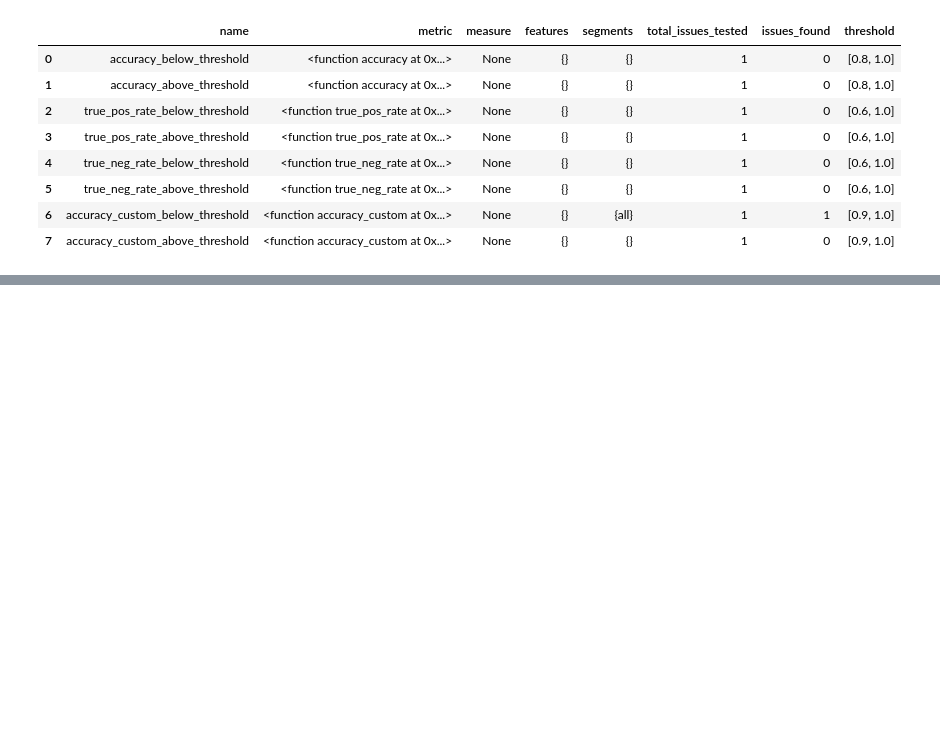
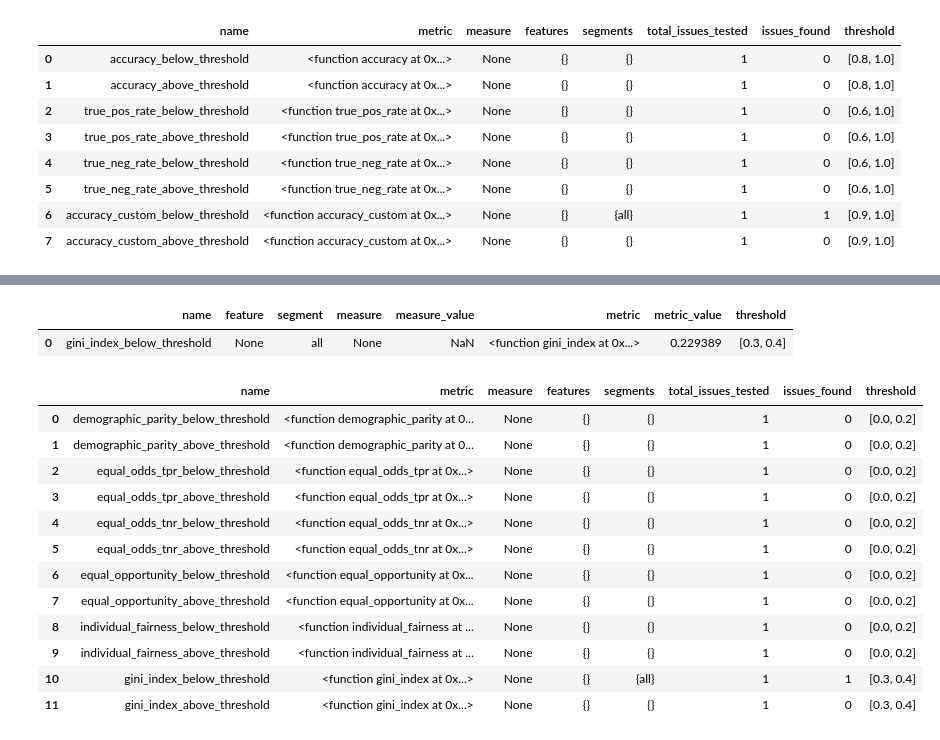
Before and after one commit to ETIQ-AI/ml-testing, a Jupyter notebook: Scans by type/Custom/Custom Metrics - Release 1.3.ipynb, the cells around one changed output, grey strips where cells are left out. Saved outputs shown, nothing was run; the diff lists cells and outputs as text; code cells hidden in the pictures; blank space fills up the shorter version.

```diff
--- a/Scans by type/Custom/Custom Metrics - Release 1.3.ipynb
+++ b/Scans by type/Custom/Custom Metrics - Release 1.3.ipynb
@@ -246,0 +264,2 @@ issue_summary
+# %%
+etiq.load_config("./config_bias_custom.json")
@@ -246,0 +283,15 @@ issue_summary
+# %%
+from etiq import Model
+
+
+#log your dataset (the sample you held-out!!!)
+
+dataset_loader = etiq.dataset(test)
+
+#Log your already trained model
+
+model = Model(model_fitted=model_fit)
+# %%
+snapshot = project.snapshots.create(name="New custom bias metric", dataset=dataset_loader.initial_dataset, model=model, bias_params=dataset_loader.bias_params)
+# %%
+(segments, issues, issue_summary) = snapshot.scan_bias_metrics()
@@ -246,0 +304,21 @@ issue_summary
+# %%
+issues
+# %% [output]
+|  | name | feature | segment | measure | measure_value | metric | metric_value | threshold |
+| 0 | gini_index_below_threshold | None | all | None | NaN | <function gini_index at 0x...> | 0.229389 | [0.3, 0.4] |
+# %%
+issue_summary
+# %% [output]
+|  | name | metric | measure | features | segments | total_issues_tested | issues_found | threshold |
+| 0 | demographic_parity_below_threshold | <function demographic_parity at 0... | None | {} | {} | 1 | 0 | [0.0, 0.2] |
+| 1 | demographic_parity_above_threshold | <function demographic_parity at 0... | None | {} | {} | 1 | 0 | [0.0, 0.2] |
+| 2 | equal_odds_tpr_below_threshold | <function equal_odds_tpr at 0x...> | None | {} | {} | 1 | 0 | [0.0, 0.2] |
+| 3 | equal_odds_tpr_above_threshold | <function equal_odds_tpr at 0x...> | None | {} | {} | 1 | 0 | [0.0, 0.2] |
+| 4 | equal_odds_tnr_below_threshold | <function equal_odds_tnr at 0x...> | None | {} | {} | 1 | 0 | [0.0, 0.2] |
+| 5 | equal_odds_tnr_above_threshold | <function equal_odds_tnr at 0x...> | None | {} | {} | 1 | 0 | [0.0, 0.2] |
+| 6 | equal_opportunity_below_threshold | <function equal_opportunity at 0x... | None | {} | {} | 1 | 0 | [0.0, 0.2] |
+| 7 | equal_opportunity_above_threshold | <function equal_opportunity at 0x... | None | {} | {} | 1 | 0 | [0.0, 0.2] |
+| 8 | individual_fairness_below_threshold | <function individual_fairness at ... | None | {} | {} | 1 | 0 | [0.0, 0.2] |
+| 9 | individual_fairness_above_threshold | <function individual_fairness at ... | None | {} | {} | 1 | 0 | [0.0, 0.2] |
+| 10 | gini_index_below_threshold | <function gini_index at 0x...> | None | {} | {all} | 1 | 1 | [0.3, 0.4] |
+| 11 | gini_index_above_threshold | <function gini_index at 0x...> | None | {} | {} | 1 | 0 | [0.3, 0.4] |
```
Also changed, not shown: parts of 20 cells of this notebook, 1 other file.
